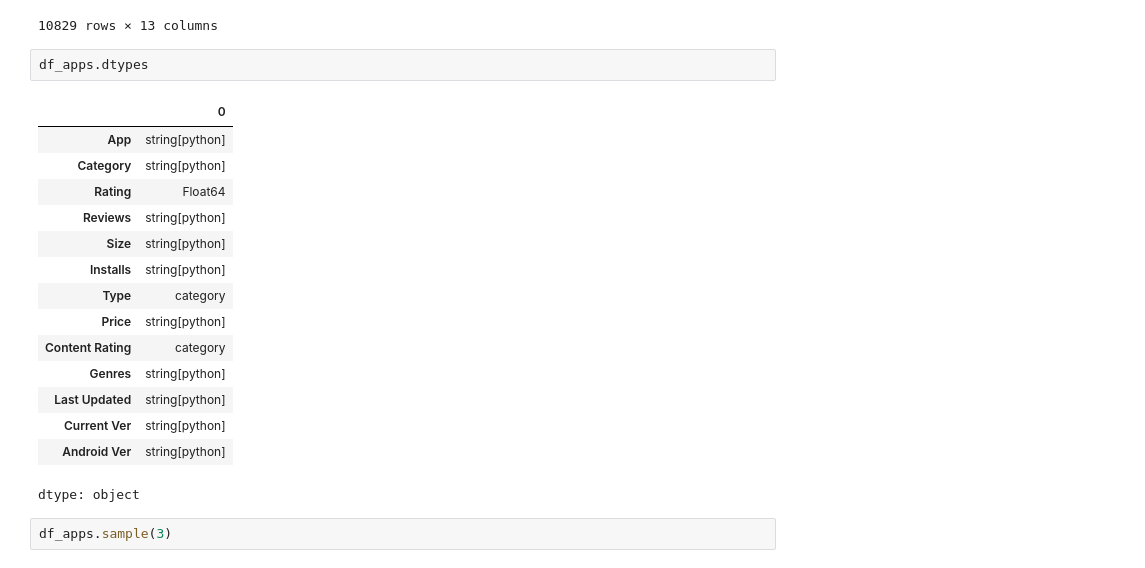
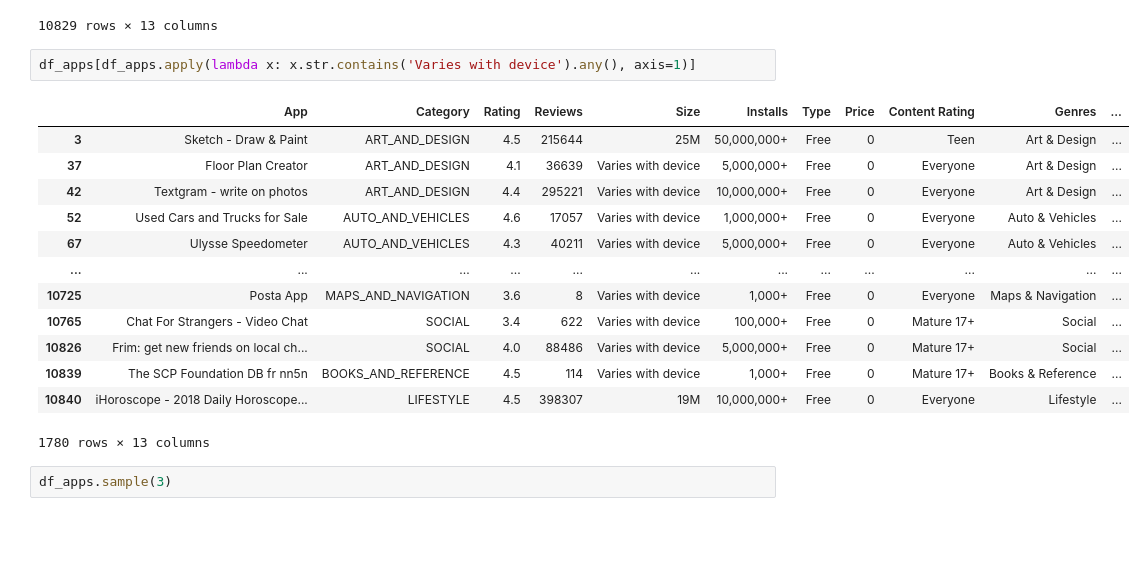
Before and after one commit to svgoudar/My-Data-Science-Roadmap, a Jupyter notebook: EDA/Data Cleaning.ipynb, the cells around one changed output. Cells and saved outputs as stored; diff of their text form; blank space fills up the shorter version.

```diff
--- a/EDA/Data Cleaning.ipynb
+++ b/EDA/Data Cleaning.ipynb
@@ -698,24 +698,22 @@ df_apps
 | 10839 | The SCP Foundation DB fr nn5n | BOOKS_AND_REFERENCE | 4.5 | 114 | Varies with device | 1,000+ | Free | 0 | Mature 17+ | Books & Reference | ... |
 | 10840 | iHoroscope - 2018 Daily Horoscope... | LIFESTYLE | 4.5 | 398307 | 19M | 10,000,000+ | Free | 0 | Everyone | Lifestyle | ... |
 10829 rows × 13 columns
-# %%
-df_apps.dtypes
-# %% [output]
-|  | 0 |
-| App | string[python] |
-| Category | string[python] |
-| Rating | Float64 |
-| Reviews | string[python] |
-| Size | string[python] |
-| Installs | string[python] |
-| Type | category |
-| Price | string[python] |
-| Content Rating | category |
-| Genres | string[python] |
-| Last Updated | string[python] |
-| Current Ver | string[python] |
-| Android Ver | string[python] |
-dtype: object
+# %%
+df_apps[df_apps.apply(lambda x: x.str.contains('Varies with device').any(), axis=1)]
+# %% [output]
+|  | App | Category | Rating | Reviews | Size | Installs | Type | Price | Content Rating | Genres | ... |
+| 3 | Sketch - Draw & Paint | ART_AND_DESIGN | 4.5 | 215644 | 25M | 50,000,000+ | Free | 0 | Teen | Art & Design | ... |
+| 37 | Floor Plan Creator | ART_AND_DESIGN | 4.1 | 36639 | Varies with device | 5,000,000+ | Free | 0 | Everyone | Art & Design | ... |
+| 42 | Textgram - write on photos | ART_AND_DESIGN | 4.4 | 295221 | Varies with device | 10,000,000+ | Free | 0 | Everyone | Art & Design | ... |
+| 52 | Used Cars and Trucks for Sale | AUTO_AND_VEHICLES | 4.6 | 17057 | Varies with device | 1,000,000+ | Free | 0 | Everyone | Auto & Vehicles | ... |
+| 67 | Ulysse Speedometer | AUTO_AND_VEHICLES | 4.3 | 40211 | Varies with device | 5,000,000+ | Free | 0 | Everyone | Auto & Vehicles | ... |
+| ... | ... | ... | ... | ... | ... | ... | ... | ... | ... | ... | ... |
+| 10725 | Posta App | MAPS_AND_NAVIGATION | 3.6 | 8 | Varies with device | 1,000+ | Free | 0 | Everyone | Maps & Navigation | ... |
+| 10765 | Chat For Strangers - Video Chat | SOCIAL | 3.4 | 622 | Varies with device | 100,000+ | Free | 0 | Mature 17+ | Social | ... |
+| 10826 | Frim: get new friends on local ch... | SOCIAL | 4.0 | 88486 | Varies with device | 5,000,000+ | Free | 0 | Mature 17+ | Social | ... |
+| 10839 | The SCP Foundation DB fr nn5n | BOOKS_AND_REFERENCE | 4.5 | 114 | Varies with device | 1,000+ | Free | 0 | Mature 17+ | Books & Reference | ... |
+| 10840 | iHoroscope - 2018 Daily Horoscope... | LIFESTYLE | 4.5 | 398307 | 19M | 10,000,000+ | Free | 0 | Everyone | Lifestyle | ... |
+1780 rows × 13 columns
 # %%
 df_apps.sample(3)
 # %% [output]
```
Also changed, not shown: parts of 3 cells of this notebook.
